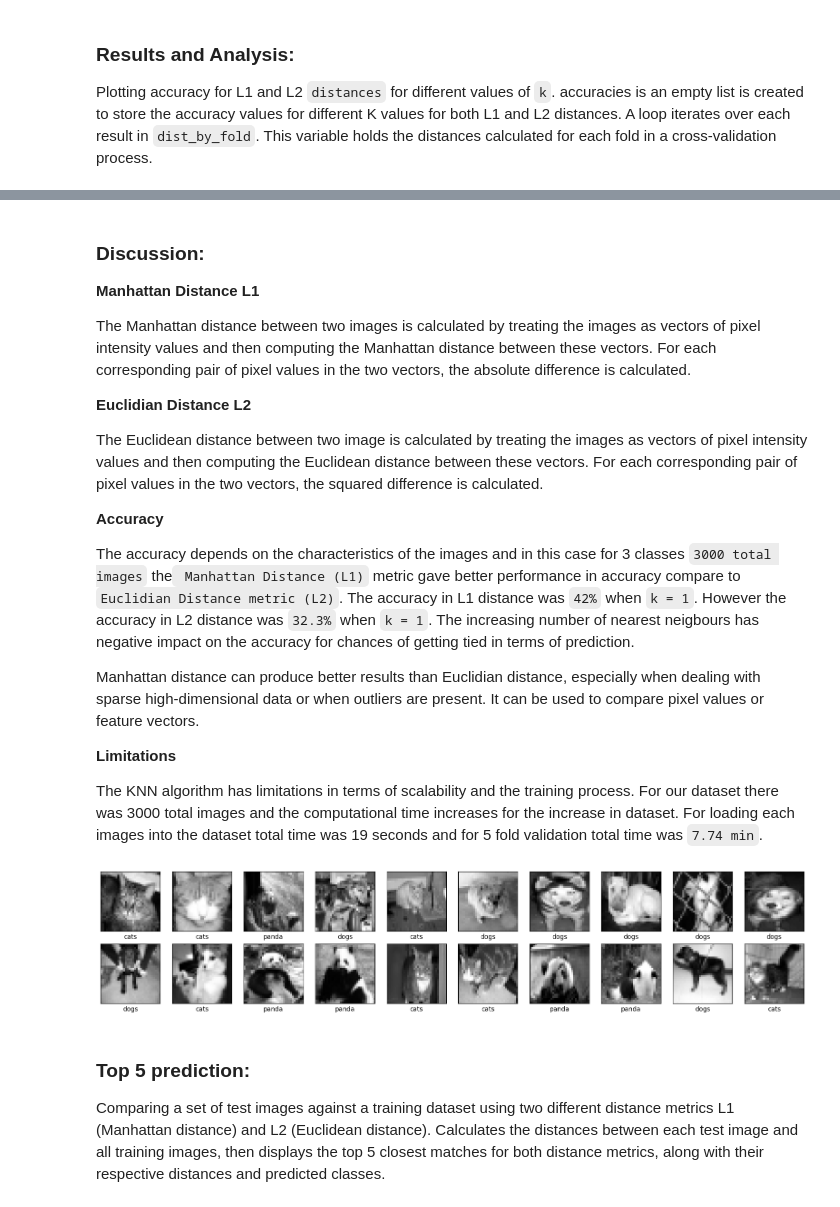
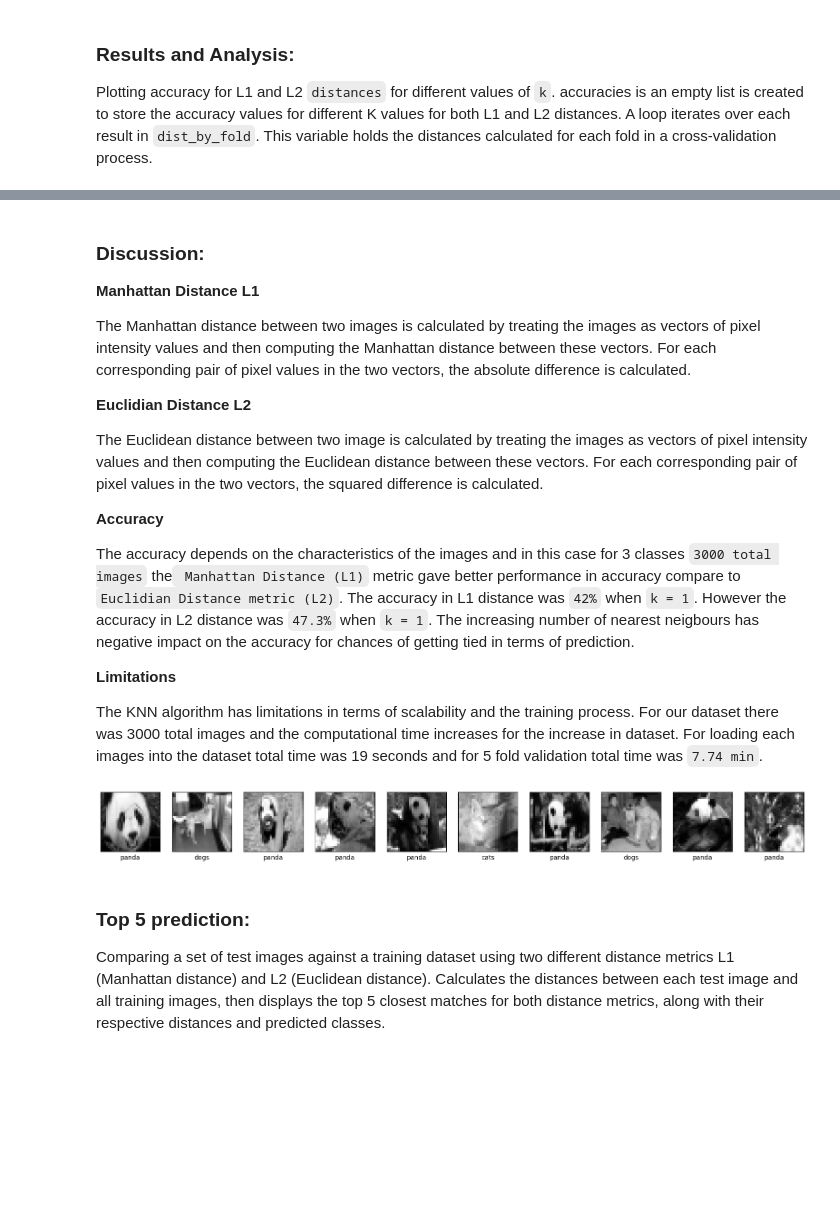
Before and after one commit to tahsinhasib/cvpr, a Jupyter notebook: mid/Assignment_1_KNN.ipynb, the cells around one changed output, grey strips where cells are left out. Drawn from its saved outputs; the diff is of its cells as text; code cells hidden in the pictures; blank space fills up the shorter version.

```diff
--- a/mid/Assignment_1_KNN.ipynb
+++ b/mid/Assignment_1_KNN.ipynb
@@ -23,7 +23,7 @@ OpenCV version: 4.10.0
 
 `TRAIN_DIR` specifies the directory containing training data. `CATEGORIES` is a list that stores the names of the categories (classes) found in the training directory. Loading the CIFAR - 10 dataset from the workspace also displaying the class names. The dataset has 3 classes `cats`, `dogs`, `panda`.
 # %%
-TRAIN_DIR = '/content/drive/MyDrive/CVPR/mid/data'              # Train directory
+TRAIN_DIR = 'C:/Users/Tahsin/Desktop/Data/animals'              # Train directory
 CATEGORIES = []                                                 # Names of categories
 for c in os.listdir(TRAIN_DIR):
     CATEGORIES.append(c)                                        # Adds the name of each subdirectory (category)
@@ -121,8 +121,8 @@ def distance_calc(train_fold, valid_fold):
     for valid in tqdm(valid_fold):
         temp_dist_list = []                                                                 # Store the distance between the validation example and every training example
         for train in train_fold:
-            l1_dist = np.sum(np.abs(valid[0]-train[0]))                                     # Manhattan
-            l2_dist = np.sqrt(np.sum(valid[0]-train[0]**2))                                 # Euclidean
+            l1_dist = np.sum(np.abs(valid[0] - train[0]))                                     # Manhattan
+            l2_dist = np.sqrt(np.sum((valid[0] - train[0])**2))                                 # Euclidean
             temp_dist_list.append([valid[1],  train[1], {"l1": l1_dist, "l2": l2_dist}])
         temp_dist_list.sort(key=by_l1_dist)                                                 # Sort
         l1_result.append(temp_dist_list[:top_filter])                                       # by the L1 distance, and the top top_filter nearest neighbors are added to l1_result.
@@ -311,9 +311,9 @@ The Euclidean distance between two image is calculated by treating the images as
 
 **Accuracy**
 
-The accuracy depends on the characteristics of the images and in this case for 3 classes `3000 total images` the` Manhattan Distance (L1)` metric gave better performance in accuracy compare to `Euclidian Distance metric (L2)`. The accuracy in L1 distance was `42%` when `k = 1`. However the accuracy in L2 distance was `32.3%` when `k = 1`. The increasing number of nearest neigbours has negative impact on the accuracy for chances of getting tied in terms of prediction.
+The accuracy depends on the characteristics of the images and in this case for 3 classes `3000 total images` the` Manhattan Distance (L1)` metric gave better performance in accuracy compare to `Euclidian Distance metric (L2)`. The accuracy in L1 distance was `42%` when `k = 1`. However the accuracy in L2 distance was `47.3%` when `k = 1`. The increasing number of nearest neigbours has negative impact on the accuracy for chances of getting tied in terms of prediction.
 
-Manhattan distance can produce better results than Euclidian distance, especially when dealing with sparse high-dimensional data or when outliers are present. It can be used to compare pixel values or feature vectors.
+
 
 
 
@@ -323,28 +323,28 @@ The KNN algorithm has limitations in terms of scalability and the training proce
 # %%
 def l1_dist(image1, image2):                                                                        # Manhattan (L1)
     return np.sum(np.abs(image1 - image2))
 
 def l2_dist(image1, image2):                                                                        # Euclidian (L2)
     return np.sqrt(np.sum((image1 - image2) ** 2))
 
 random.shuffle(TRAIN_DATA)                                                                          # Shuffles the train data
 test_images = []
 
 plt.figure(figsize=(20, 10))
 
-for i in range(20):
+for i in range(10):
     plt.subplot(5, 10, i+1)
     image = TRAIN_DATA[i][0]
     image_gray = cv.cvtColor(image, cv.COLOR_BGR2GRAY)
     test_images.append([image_gray, CATEGORIES[TRAIN_DATA[i][1]]])
     plt.imshow(image_gray, cmap="gray")
     plt.xlabel(CATEGORIES[TRAIN_DATA[i][1]])
     plt.xticks([])
     plt.yticks([])
     if i == 19:
         break
 # %% [output]
-[figure, old version]
+[figure, new version]
 # %% [markdown]
 ### **Top 5 prediction:**
 
```
Also changed, not shown: parts of 9 cells of this notebook.
